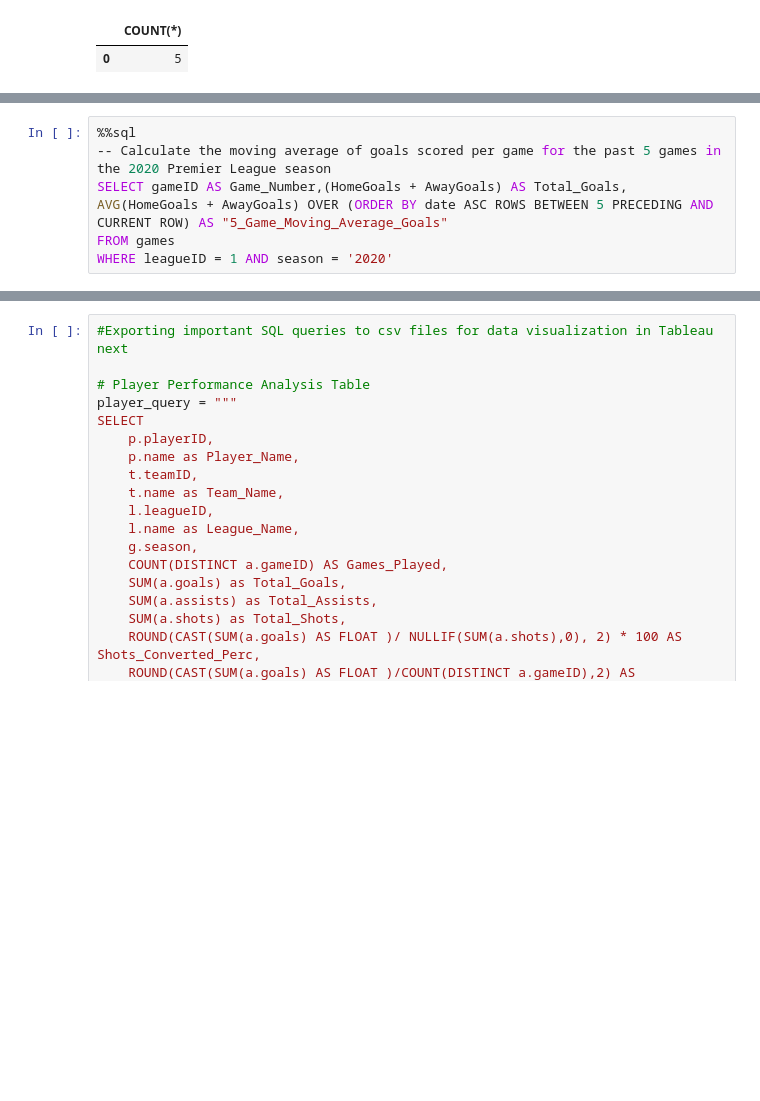
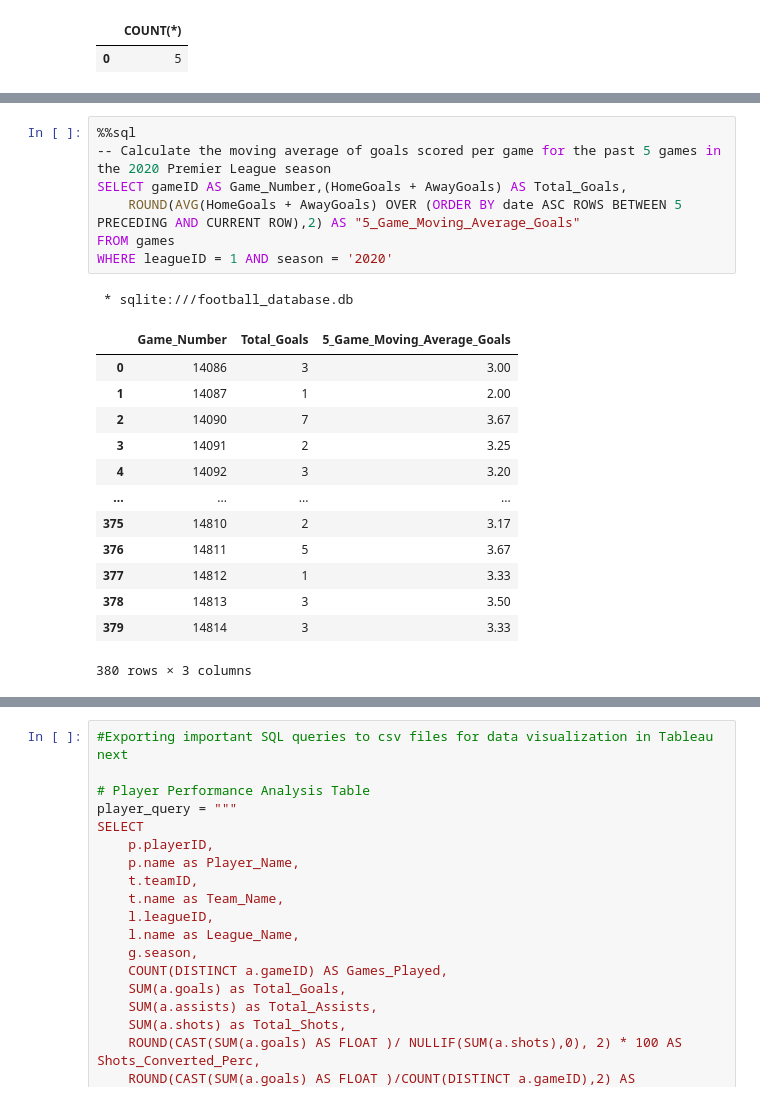
Before and after one commit to Zaki978/European-Soccer-SQL-Data-Project, a Jupyter notebook: EU Football SQL Project.ipynb, the cells around one changed output, grey strips where cells are left out. Cells and saved outputs as stored; diff of their text form; blank space fills up the shorter version.

```diff
--- a/EU Football SQL Project.ipynb
+++ b/EU Football SQL Project.ipynb
@@ -310,9 +357,25 @@ WHERE mg.Max_Goals = (SELECT MAX(Max_Goals) FROM Max_Goals_Table)
 # %%
 %%sql
 -- Calculate the moving average of goals scored per game for the past 5 games in the 2020 Premier League season
-SELECT gameID AS Game_Number,(HomeGoals + AwayGoals) AS Total_Goals, AVG(HomeGoals + AwayGoals) OVER (ORDER BY date ASC ROWS BETWEEN 5 PRECEDING AND CURRENT ROW) AS "5_Game_Moving_Average_Goals"
+SELECT gameID AS Game_Number,(HomeGoals + AwayGoals) AS Total_Goals,
+    ROUND(AVG(HomeGoals + AwayGoals) OVER (ORDER BY date ASC ROWS BETWEEN 5 PRECEDING AND CURRENT ROW),2) AS "5_Game_Moving_Average_Goals"
 FROM games
 WHERE leagueID = 1 AND season = '2020'
+# %% [output]
+ * sqlite:///football_database.db
+|  | Game_Number | Total_Goals | 5_Game_Moving_Average_Goals |
+| 0 | 14086 | 3 | 3.00 |
+| 1 | 14087 | 1 | 2.00 |
+| 2 | 14090 | 7 | 3.67 |
+| 3 | 14091 | 2 | 3.25 |
+| 4 | 14092 | 3 | 3.20 |
+| ... | ... | ... | ... |
+| 375 | 14810 | 2 | 3.17 |
+| 376 | 14811 | 5 | 3.67 |
+| 377 | 14812 | 1 | 3.33 |
+| 378 | 14813 | 3 | 3.50 |
+| 379 | 14814 | 3 | 3.33 |
+380 rows × 3 columns
 # %%
 %%sql
 -- Find the top 10 players with the highest average goals scored per game
```
Also changed, not shown: parts of 29 cells of this notebook.
